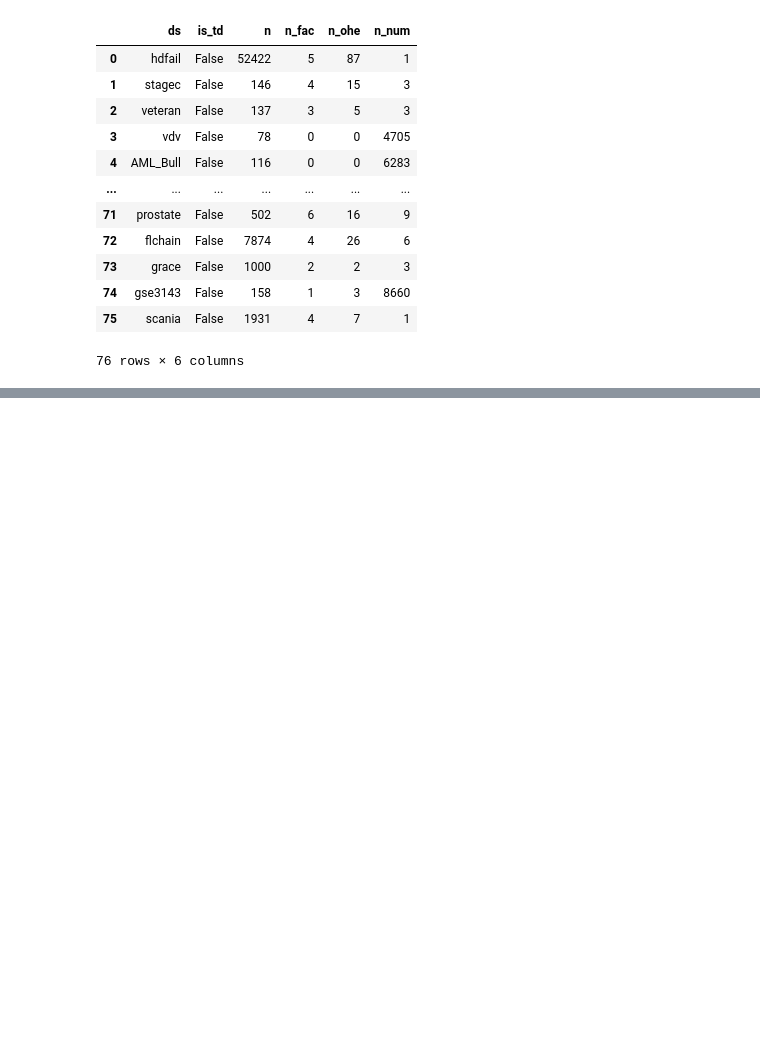
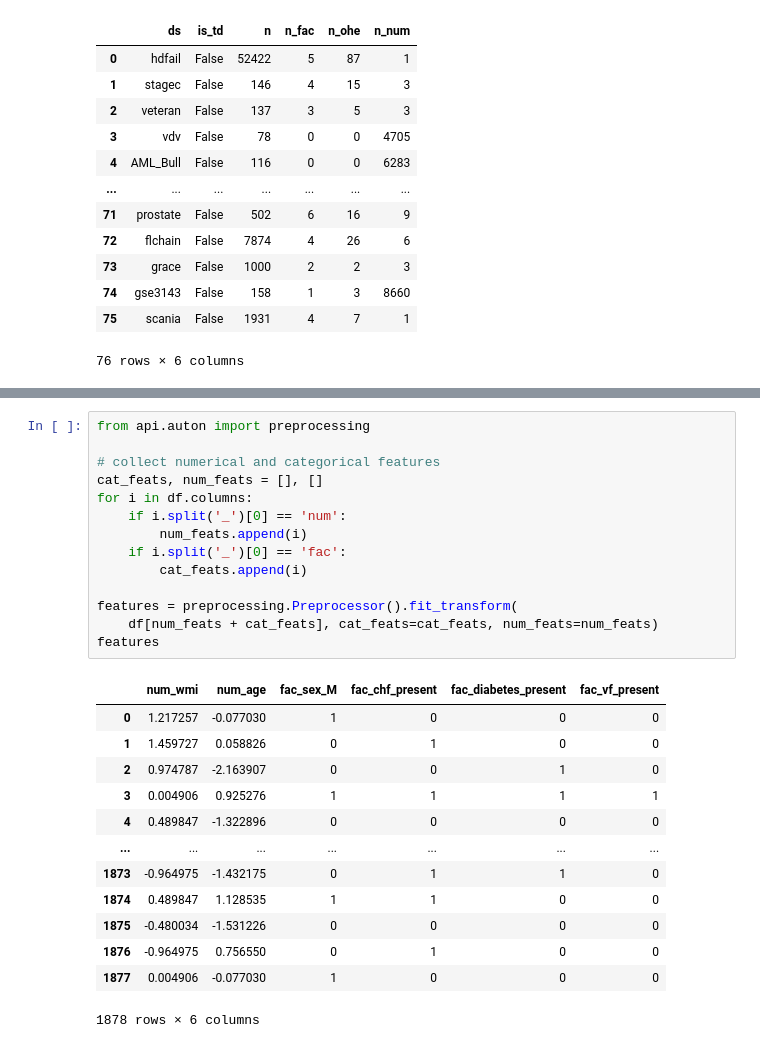
Before and after one commit to jiaxiang-cheng/CoxKAN, a Jupyter notebook: notebook/Hello SurvSet.ipynb, the cells around one changed output, grey strips where cells are left out. Cells and saved outputs as stored; diff of their text form; blank space fills up the shorter version.

```diff
--- a/notebook/Hello SurvSet.ipynb
+++ b/notebook/Hello SurvSet.ipynb
@@ -31,0 +36,28 @@ df.head()
+# %%
+from api.auton import preprocessing
+
+# collect numerical and categorical features
+cat_feats, num_feats = [], []
+for i in df.columns:
+    if i.split('_')[0] == 'num':
+        num_feats.append(i)
+    if i.split('_')[0] == 'fac':
+        cat_feats.append(i)
+
+features = preprocessing.Preprocessor().fit_transform(
+    df[num_feats + cat_feats], cat_feats=cat_feats, num_feats=num_feats)
+features
+# %% [output]
+|  | num_wmi | num_age | fac_sex_M | fac_chf_present | fac_diabetes_present | fac_vf_present |
+| 0 | 1.217257 | -0.077030 | 1 | 0 | 0 | 0 |
+| 1 | 1.459727 | 0.058826 | 0 | 1 | 0 | 0 |
+| 2 | 0.974787 | -2.163907 | 0 | 0 | 1 | 0 |
+| 3 | 0.004906 | 0.925276 | 1 | 1 | 1 | 1 |
+| 4 | 0.489847 | -1.322896 | 0 | 0 | 0 | 0 |
+| ... | ... | ... | ... | ... | ... | ... |
+| 1873 | -0.964975 | -1.432175 | 0 | 1 | 1 | 0 |
+| 1874 | 0.489847 | 1.128535 | 1 | 1 | 0 | 0 |
+| 1875 | -0.480034 | -1.531226 | 0 | 0 | 0 | 0 |
+| 1876 | -0.964975 | 0.756550 | 0 | 1 | 0 | 0 |
+| 1877 | 0.004906 | -0.077030 | 1 | 0 | 0 | 0 |
+1878 rows × 6 columns
```
Also changed, not shown: parts of 3 cells of this notebook, 42 other files.
